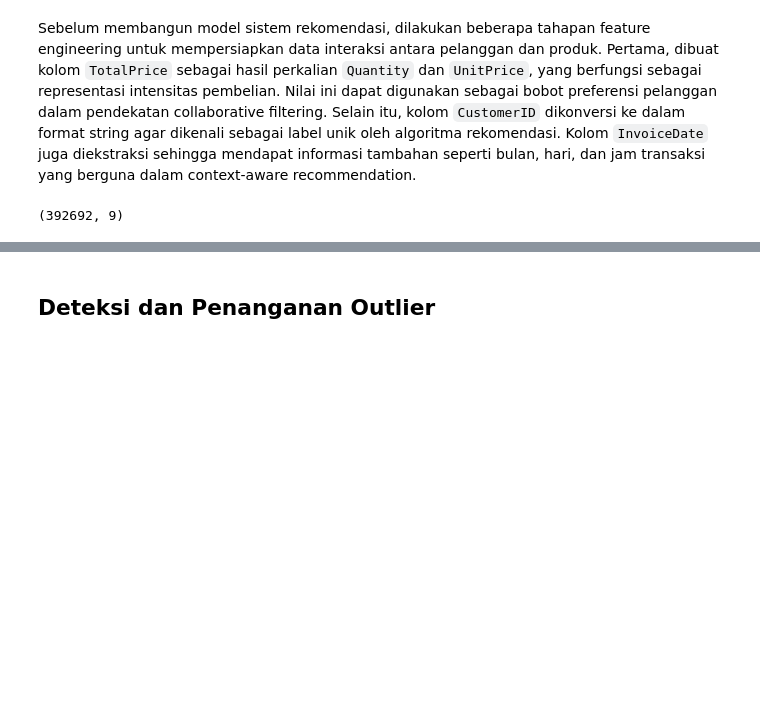
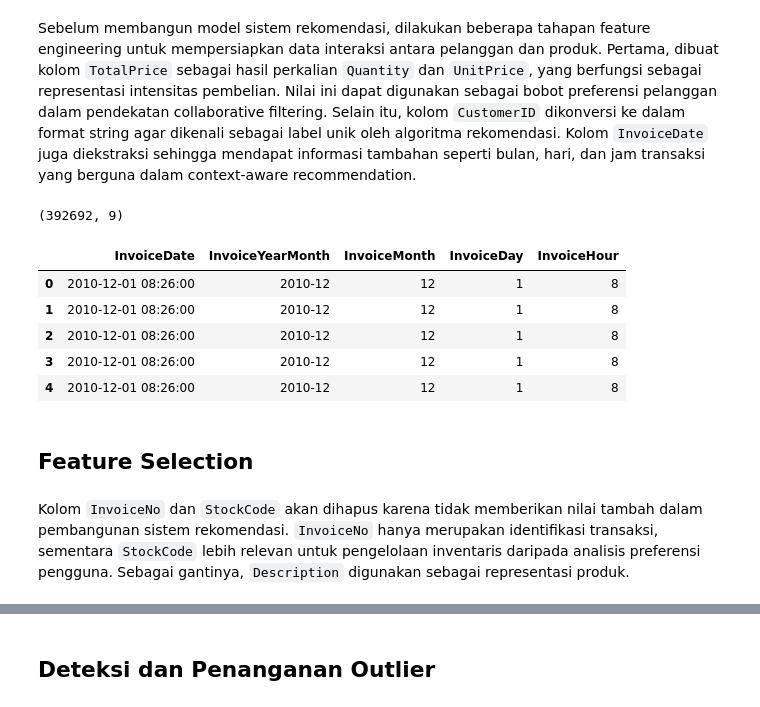
Before and after one commit to alifinaaulia/Eksperimen_SML_Alifina-Aulia-A, a Jupyter notebook: preprocessing/Eksperimen_Alifina-Aulia-A.ipynb, the cells around one changed output, grey strips where cells are left out. Saved outputs shown, nothing was run; the diff lists cells and outputs as text; code cells hidden in the pictures; blank space fills up the shorter version.

```diff
--- a/preprocessing/Eksperimen_Alifina-Aulia-A.ipynb
+++ b/preprocessing/Eksperimen_Alifina-Aulia-A.ipynb
@@ -24,7 +24,7 @@ import sklearn
 # **3. Memuat Dataset**
 # %%
 # Load dataset
-df = pd.read_csv('online_retail_raw.csv')
+df = pd.read_csv('../online_retail_raw.csv')
 df
 # %% [output]
 |  | InvoiceNo | StockCode | Description | Quantity | InvoiceDate | UnitPrice | CustomerID | Country |
@@ -475,3 +475,22 @@ df_clean['CustomerID'] = df_clean['CustomerID'].astype(str)
 df_clean.shape
 # %% [output]
 (392692, 9)
+# %%
+# Ekstraksi fitur waktu
+df_clean['InvoiceYearMonth'] = df_clean['InvoiceDate'].dt.to_period('M')
+df_clean['InvoiceMonth'] = df_clean['InvoiceDate'].dt.month
+df_clean['InvoiceDay'] = df_clean['InvoiceDate'].dt.day
+df_clean['InvoiceHour'] = df_clean['InvoiceDate'].dt.hour
+# %%
+df_clean[['InvoiceDate', 'InvoiceYearMonth', 'InvoiceMonth', 'InvoiceDay', 'InvoiceHour']].head()
+# %% [output]
+|  | InvoiceDate | InvoiceYearMonth | InvoiceMonth | InvoiceDay | InvoiceHour |
+| 0 | 2010-12-01 08:26:00 | 2010-12 | 12 | 1 | 8 |
+| 1 | 2010-12-01 08:26:00 | 2010-12 | 12 | 1 | 8 |
+| 2 | 2010-12-01 08:26:00 | 2010-12 | 12 | 1 | 8 |
+| 3 | 2010-12-01 08:26:00 | 2010-12 | 12 | 1 | 8 |
+| 4 | 2010-12-01 08:26:00 | 2010-12 | 12 | 1 | 8 |
+# %% [markdown]
+## Feature Selection
+# %% [markdown]
+Kolom `InvoiceNo` dan `StockCode` akan dihapus karena tidak memberikan nilai tambah dalam pembangunan sistem rekomendasi. `InvoiceNo` hanya merupakan identifikasi transaksi, sementara `StockCode` lebih relevan untuk pengelolaan inventaris daripada analisis preferensi pengguna. Sebagai gantinya, `Description` digunakan sebagai representasi produk.
```
Also changed, not shown: parts of 9 cells of this notebook, 2 other files.
